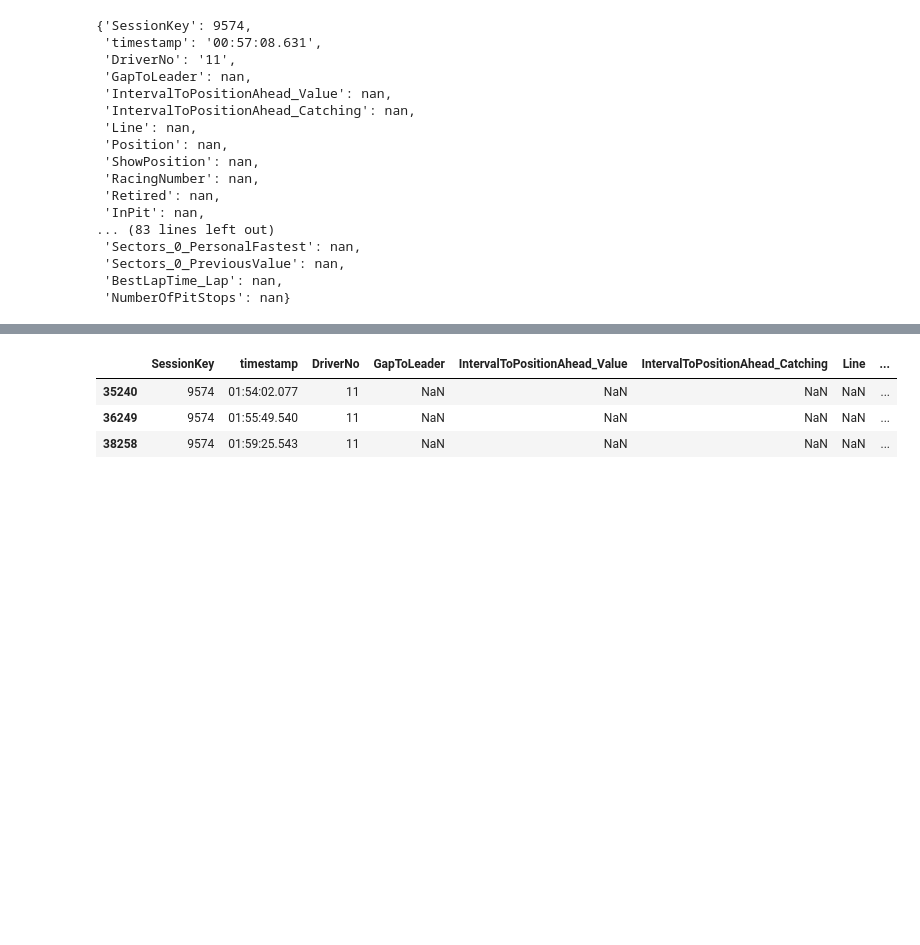
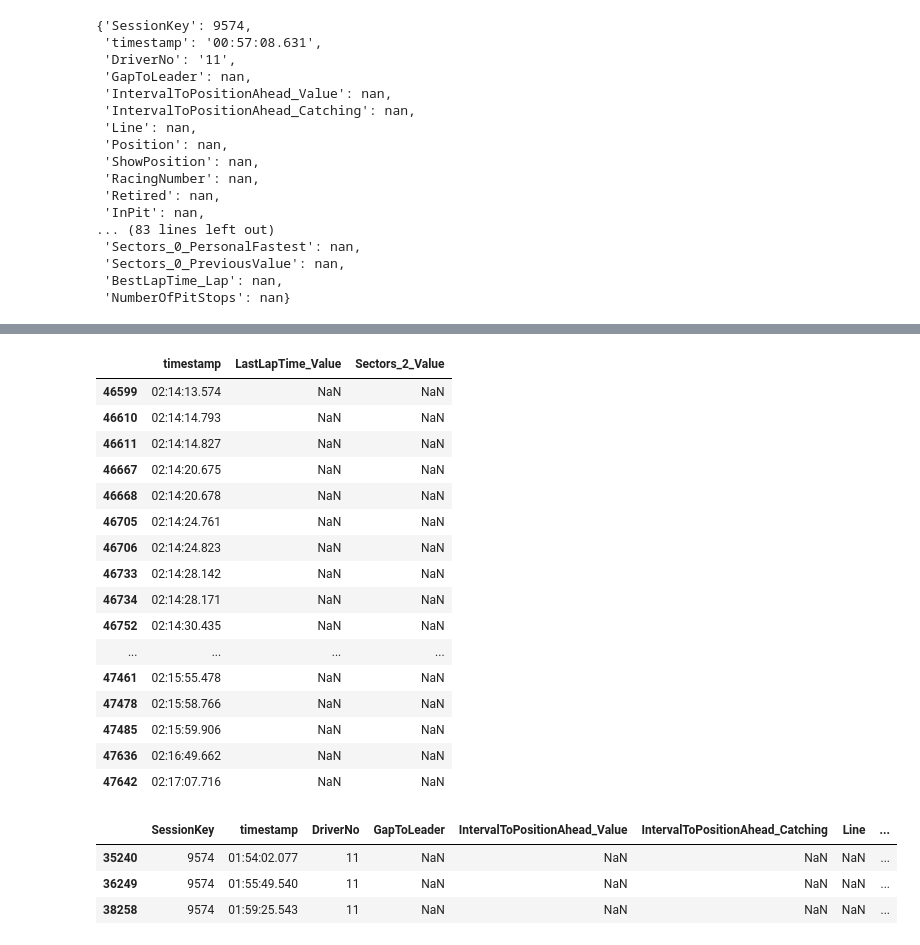
Before and after one commit to GoktugOcal/LiveF1, a Jupyter notebook: test.ipynb, the cells around one changed output, grey strips where cells are left out. Cells and saved outputs as stored; diff of their text form; code cells hidden in the pictures; blank space fills up the shorter version.

```diff
--- a/test.ipynb
+++ b/test.ipynb
@@ -194,3 +200,23 @@ df_exp.loc[3199].to_dict()
+# %%
+df_exp[(df_exp["DriverNo"] == "11")].loc[46572:].tail(60)[["timestamp","LastLapTime_Value","Sectors_2_Value"]]
+# %% [output]
+|  | timestamp | LastLapTime_Value | Sectors_2_Value |
+| 46599 | 02:14:13.574 | NaN | NaN |
+| 46610 | 02:14:14.793 | NaN | NaN |
+| 46611 | 02:14:14.827 | NaN | NaN |
+| 46667 | 02:14:20.675 | NaN | NaN |
+| 46668 | 02:14:20.678 | NaN | NaN |
+| 46705 | 02:14:24.761 | NaN | NaN |
+| 46706 | 02:14:24.823 | NaN | NaN |
+| 46733 | 02:14:28.142 | NaN | NaN |
+| 46734 | 02:14:28.171 | NaN | NaN |
+| 46752 | 02:14:30.435 | NaN | NaN |
+| ... | ... | ... | ... |
+| 47461 | 02:15:55.478 | NaN | NaN |
+| 47478 | 02:15:58.766 | NaN | NaN |
+| 47485 | 02:15:59.906 | NaN | NaN |
+| 47636 | 02:16:49.662 | NaN | NaN |
+| 47642 | 02:17:07.716 | NaN | NaN |
 # %%
 df_exp.loc[22669].to_dict()
 # df_exp.loc[35240].to_dict()
```
Also changed, not shown: parts of 7 cells of this notebook, 1 other file.
